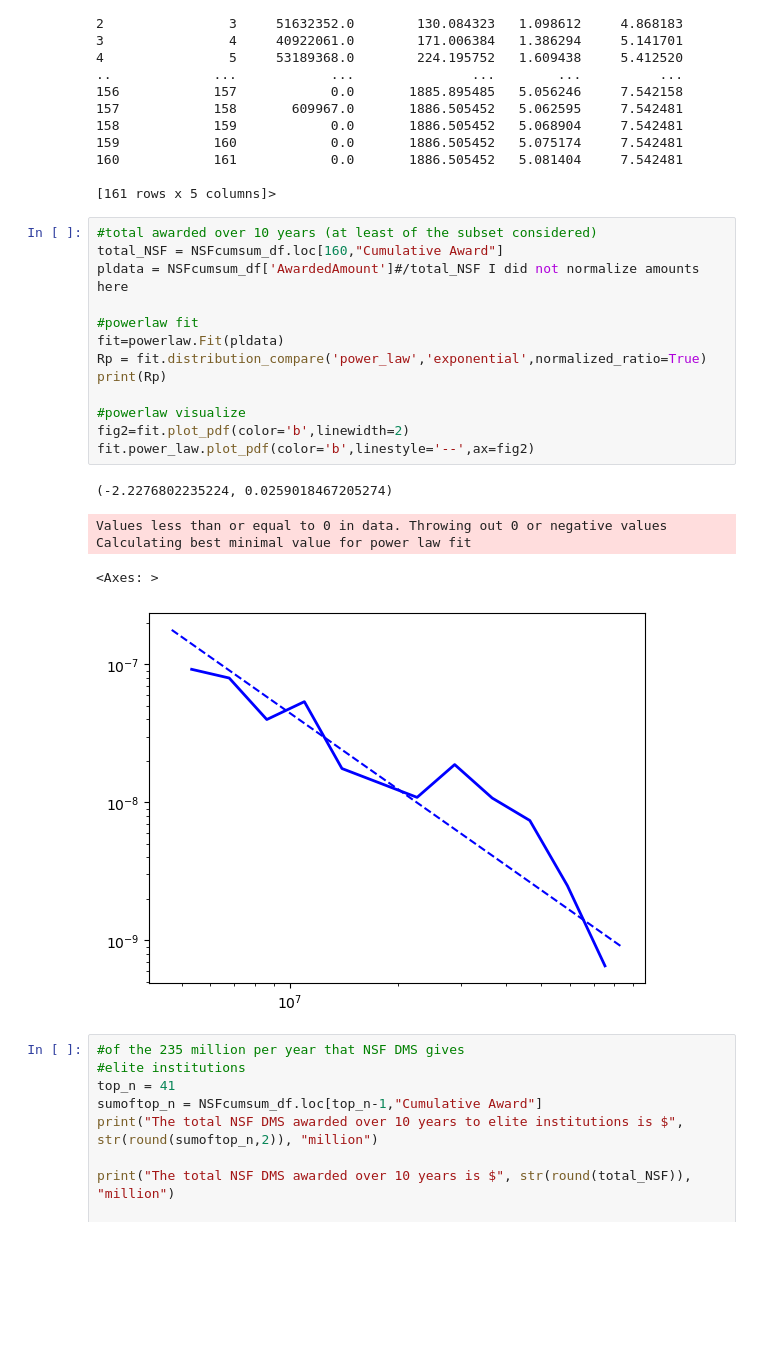
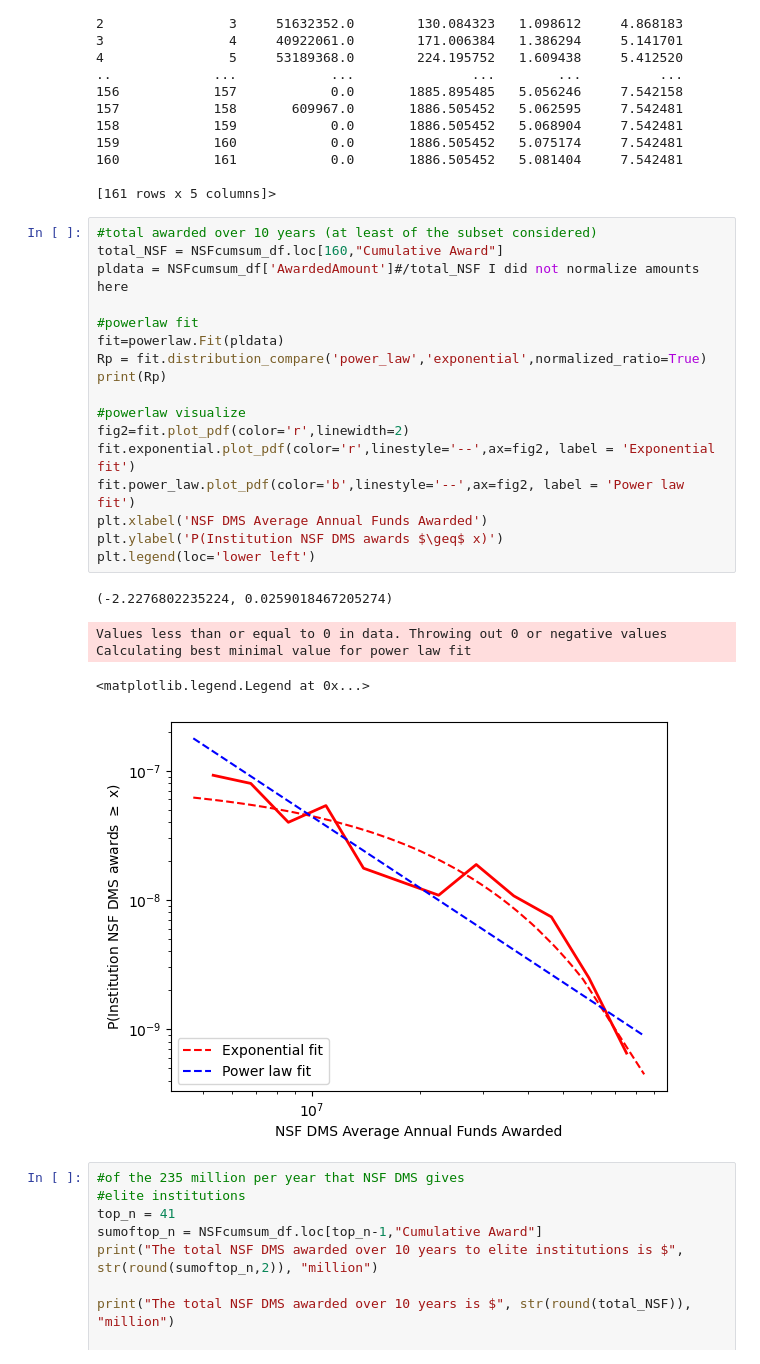
Before and after one commit to DAAAAMNSocialJustice/metamath, a Jupyter notebook: AMM/analysis_fixpw.ipynb, the cells around one changed output. Cells and saved outputs as stored; diff of their text form; blank space fills up the shorter version.

```diff
--- a/AMM/analysis_fixpw.ipynb
+++ b/AMM/analysis_fixpw.ipynb
@@ -439,22 +439,26 @@ NSFcumsum_df.info
 # %%
 #total awarded over 10 years (at least of the subset considered)
 total_NSF = NSFcumsum_df.loc[160,"Cumulative Award"]
 pldata = NSFcumsum_df['AwardedAmount']#/total_NSF I did not normalize amounts here
 
 #powerlaw fit
 fit=powerlaw.Fit(pldata)
 Rp = fit.distribution_compare('power_law','exponential',normalized_ratio=True)
 print(Rp)
 
 #powerlaw visualize
-fig2=fit.plot_pdf(color='b',linewidth=2)
-fit.power_law.plot_pdf(color='b',linestyle='--',ax=fig2)
+fig2=fit.plot_pdf(color='r',linewidth=2)
+fit.exponential.plot_pdf(color='r',linestyle='--',ax=fig2, label = 'Exponential fit')
+fit.power_law.plot_pdf(color='b',linestyle='--',ax=fig2, label = 'Power law fit')
+plt.xlabel('NSF DMS Average Annual Funds Awarded')
+plt.ylabel('P(Institution NSF DMS awards $\geq$ x)')
+plt.legend(loc='lower left')
 # %% [output]
 (-2.2276802235224, 0.0259018467205274)
 Values less than or equal to 0 in data. Throwing out 0 or negative values
 Calculating best minimal value for power law fit
-<Axes: >
+<matplotlib.legend.Legend at 0x...>
-[figure, old version]
+[figure, new version]
 # %%
 #of the 235 million per year that NSF DMS gives
 #elite institutions
```
Also changed, not shown: parts of 2 cells of this notebook.
